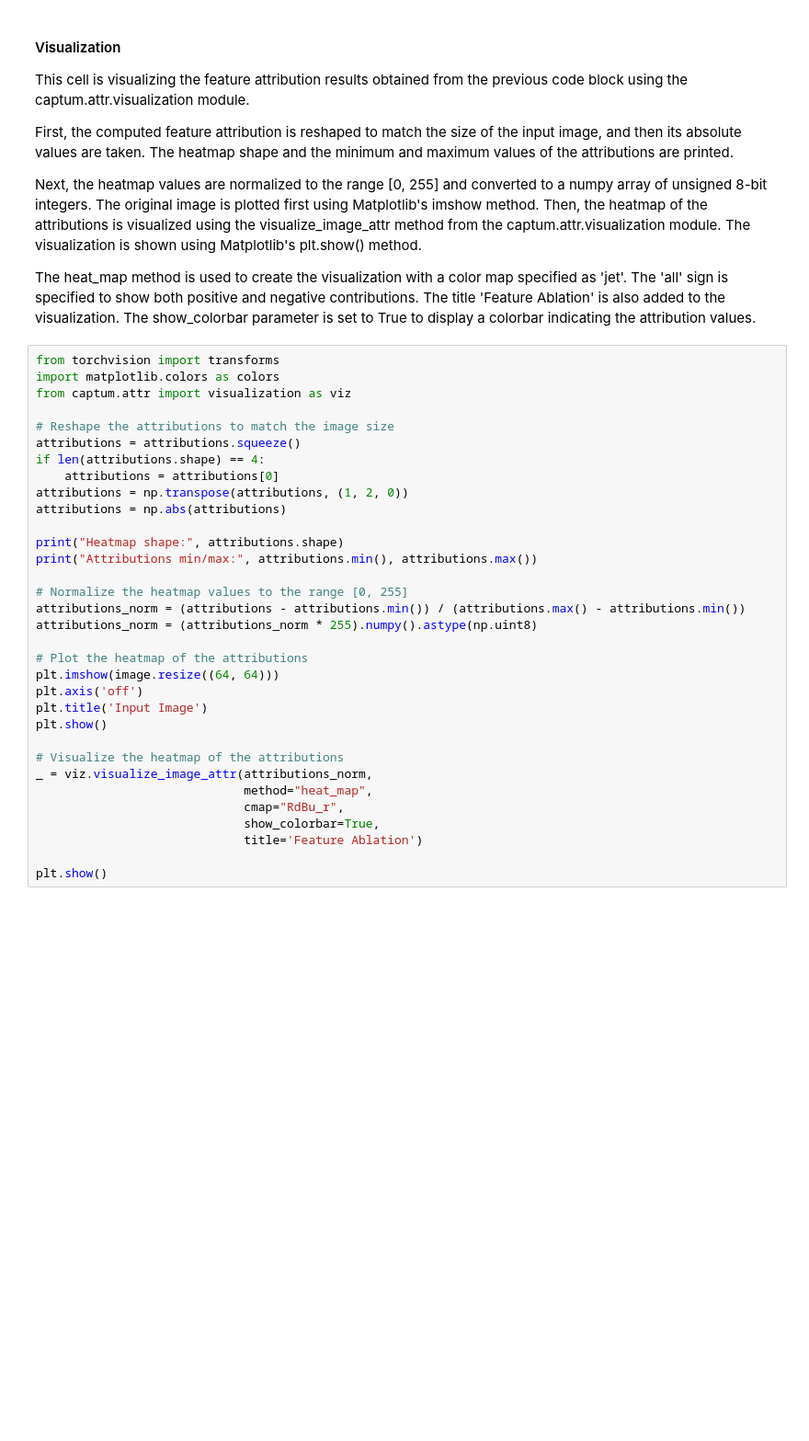
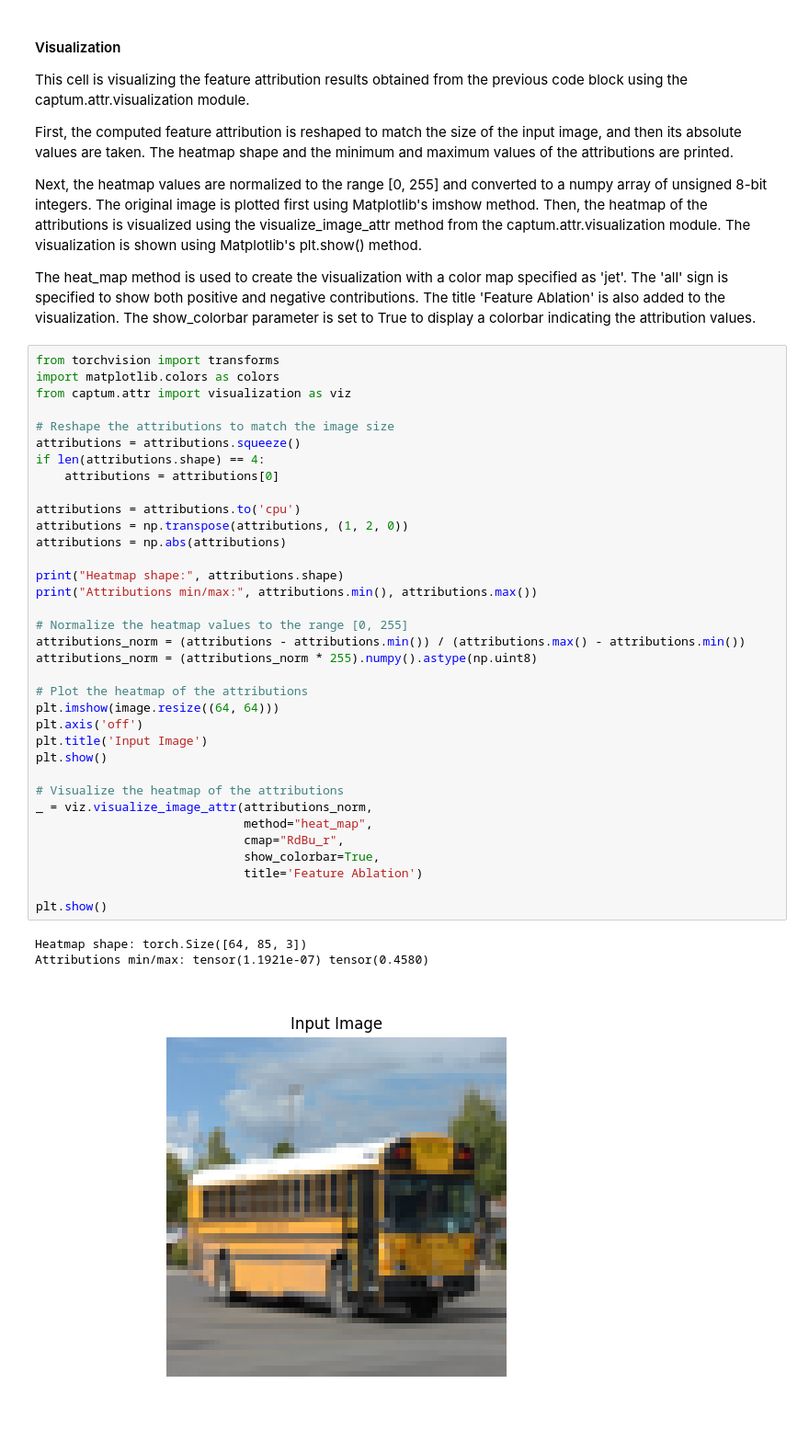
Before and after one commit to patdring/ExplainableAI, a Jupyter notebook: FeatureAblation.ipynb, the cells around one changed output. Shown at 92% size. Saved outputs shown, nothing was run; the diff lists cells and outputs as text; blank space fills up the shorter version.

```diff
--- a/FeatureAblation.ipynb
+++ b/FeatureAblation.ipynb
@@ -182,30 +182,36 @@ import matplotlib.colors as colors
 from captum.attr import visualization as viz
 
 # Reshape the attributions to match the image size
 attributions = attributions.squeeze()
 if len(attributions.shape) == 4:
     attributions = attributions[0]
+
+attributions = attributions.to('cpu')
 attributions = np.transpose(attributions, (1, 2, 0))
 attributions = np.abs(attributions)
 
 print("Heatmap shape:", attributions.shape)
 print("Attributions min/max:", attributions.min(), attributions.max())
 
 # Normalize the heatmap values to the range [0, 255]
 attributions_norm = (attributions - attributions.min()) / (attributions.max() - attributions.min())
 attributions_norm = (attributions_norm * 255).numpy().astype(np.uint8)
 
 # Plot the heatmap of the attributions
 plt.imshow(image.resize((64, 64)))
 plt.axis('off')
 plt.title('Input Image')
 plt.show()
 
 # Visualize the heatmap of the attributions
 _ = viz.visualize_image_attr(attributions_norm,
                              method="heat_map",
                              cmap="RdBu_r",
                              show_colorbar=True,
                              title='Feature Ablation')
 
 plt.show()
+# %% [output]
+Heatmap shape: torch.Size([64, 85, 3])
+Attributions min/max: tensor(1.1921e-07) tensor(0.4580)
+[figure, added]
```
Also changed, not shown: parts of 3 cells of this notebook.
